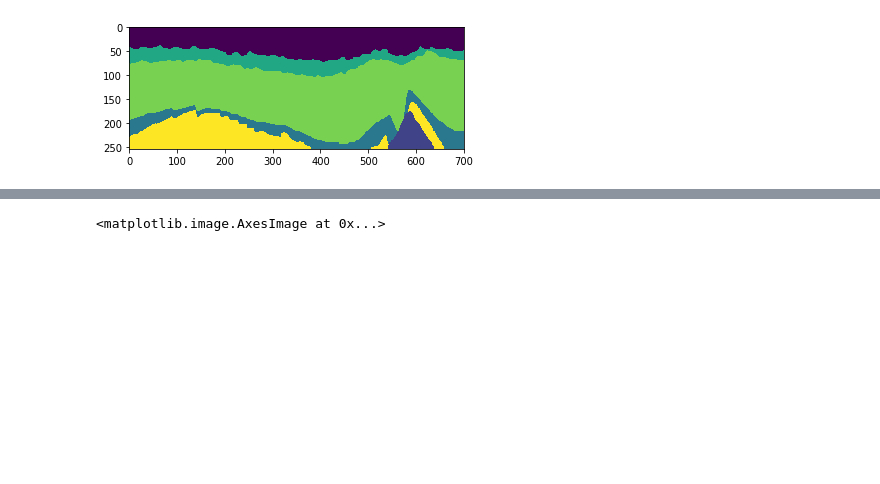
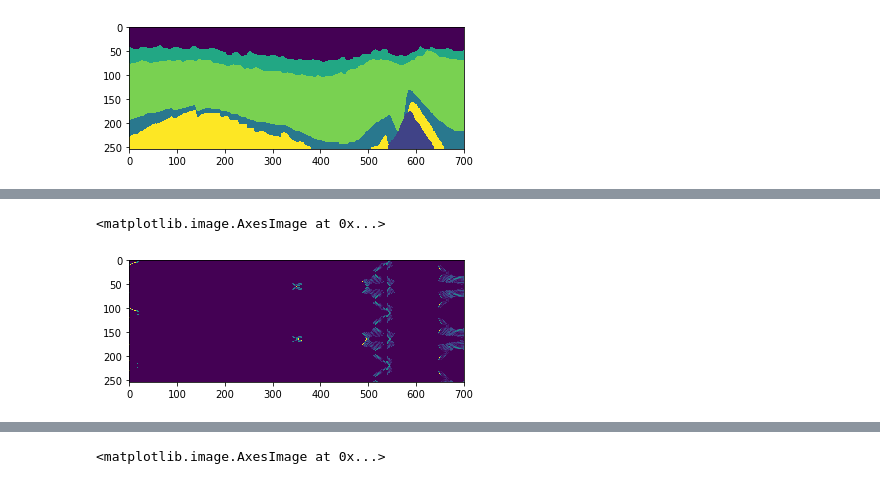
Before and after one commit to nvvaulin/LithONet, a Jupyter notebook: pytorch_segmentation/Self_aug_development.ipynb, the cells around one changed output, grey strips where cells are left out. Drawn from its saved outputs; the diff is of its cells as text; code cells hidden in the pictures; blank space fills up the shorter version.

```diff
--- a/pytorch_segmentation/Self_aug_development.ipynb
+++ b/pytorch_segmentation/Self_aug_development.ipynb
@@ -106,3 +121,8 @@ IndexError: boolean index did not match indexed array along dimension 1; dimensi
+# %%
+plt.imshow(a.image)
+# %% [output]
+<matplotlib.image.AxesImage at 0x...>
+[figure, added]
 # %%
 masked, out= a.get_image_region(a.image, a.layer_1)
 plt.imshow(masked)
```
Also changed, not shown: parts of 3 cells of this notebook.
